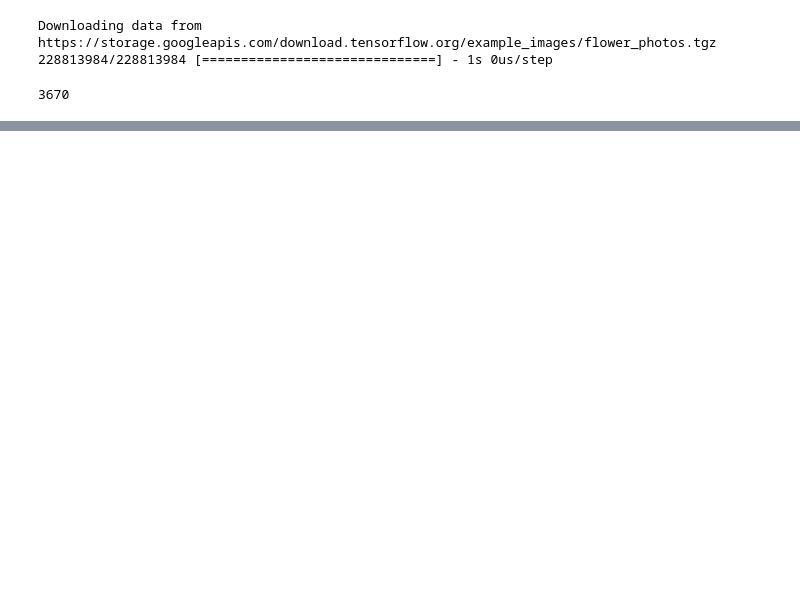
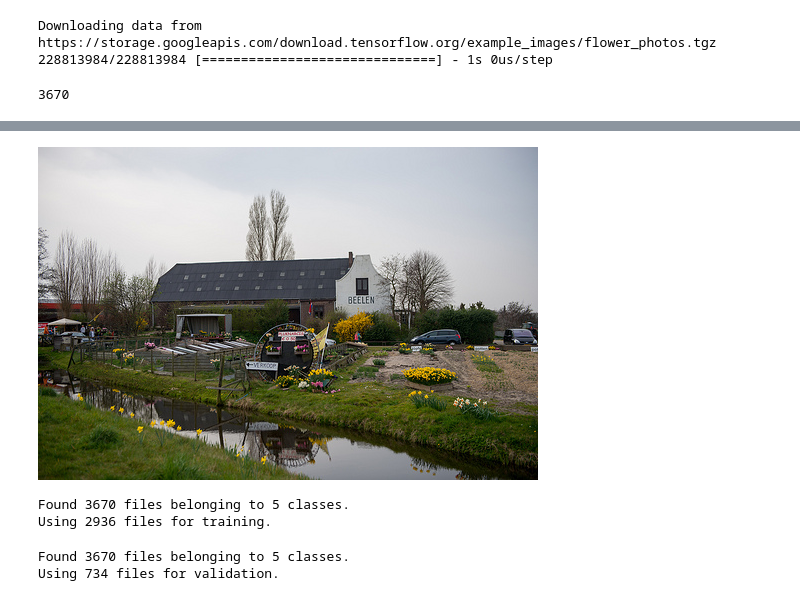
Before and after one commit to AL-DN/AI_BasicTextClassificationADS, a Jupyter notebook: FlowerImageClassificationADS.ipynb, the cells around one changed output, grey strips where cells are left out. Cells and saved outputs as stored; diff of their text form; code cells hidden in the pictures; blank space fills up the shorter version.

```diff
--- a/FlowerImageClassificationADS.ipynb
+++ b/FlowerImageClassificationADS.ipynb
@@ -33,0 +39,5 @@ drive.mount('/content/drive')
+# %%
+tulips = list(data_dir.glob('tulips/*'))
+PIL.Image.open(tulips[0])
+# %% [output]
+[figure, added]
@@ -33,0 +51,28 @@ drive.mount('/content/drive')
+# %%
+# train ds
+
+train_ds = tf.keras.utils.image_dataset_from_directory(
+    data_dir,
+    validation_split = 0.2,
+    subset="training",
+    seed=123,
+    image_size=(img_height, img_width),
+    batch_size = batch_size
+)
+# %% [output]
+Found 3670 files belonging to 5 classes.
+Using 2936 files for training.
+# %%
+# val ds
+
+val_ds = tf.keras.utils.image_dataset_from_directory(
+    data_dir,
+    validation_split = 0.2,
+    subset="validation",
+    seed=123,
+    image_size=(img_height, img_width),
+    batch_size = batch_size
+)
+# %% [output]
+Found 3670 files belonging to 5 classes.
+Using 734 files for validation.
```
Also changed, not shown: parts of 10 cells of this notebook.
